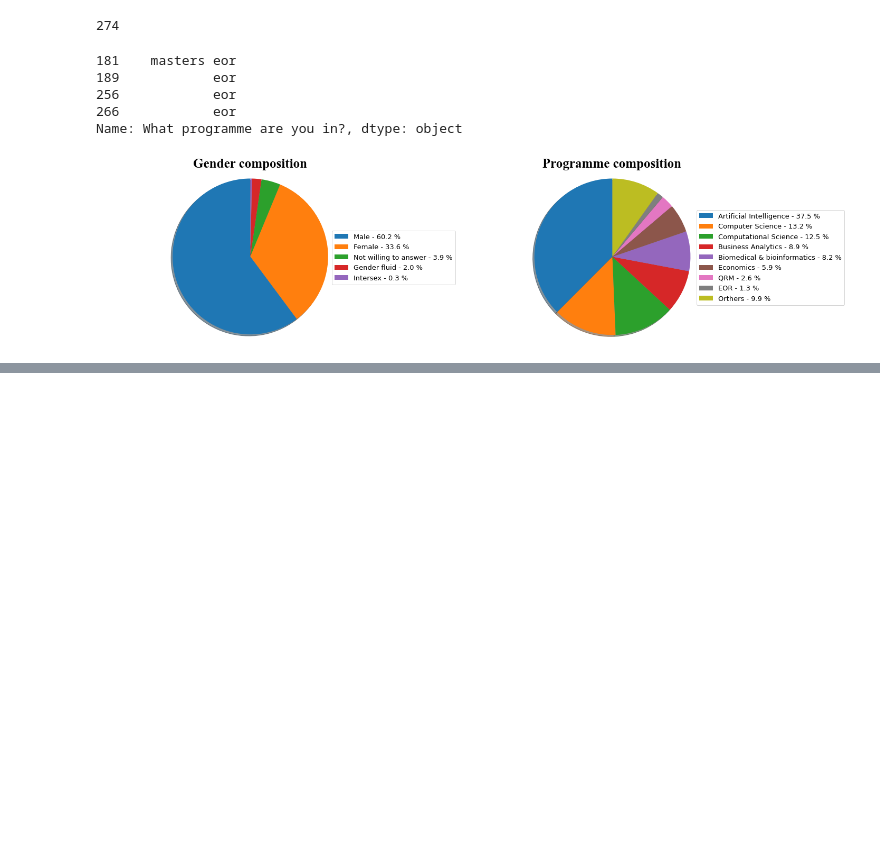
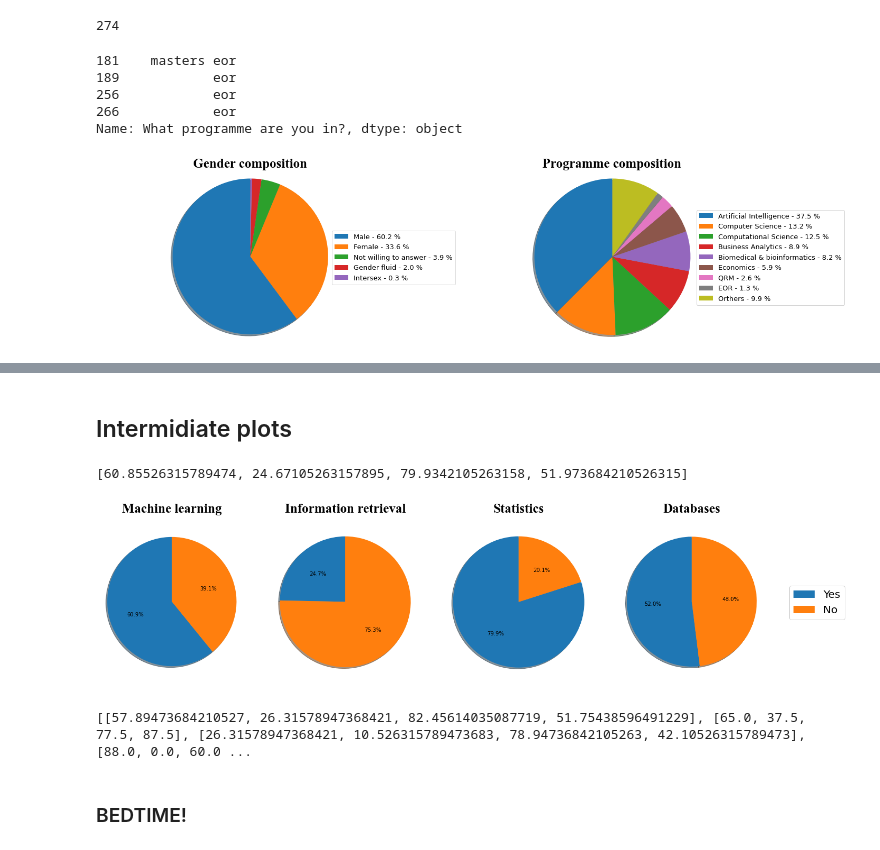
Before and after one commit to Alex-notmyname/MSC-Computational-Science, a Jupyter notebook: Data Mining Techniques/Assignment 1/Assignment_1.ipynb, the cells around one changed output, grey strips where cells are left out. Saved outputs shown, nothing was run; the diff lists cells and outputs as text; code cells hidden in the pictures; blank space fills up the shorter version.

```diff
--- a/Data Mining Techniques/Assignment 1/Assignment_1.ipynb
+++ b/Data Mining Techniques/Assignment 1/Assignment_1.ipynb
@@ -60,6 +58,7 @@ qrm_index = index_finder(qrm, df_programme)
 eor_index = index_finder(eor, df_programme)
 
 indices_ex = ai_index+cls_index+cs_index+bio_index+ba_index+eco_index+qrm_index+eor_index
+indices_t = [ai_index, cs_index, cls_index, bio_index, ba_index, eco_index, qrm_index, eor_index]
 
 print(len(indices_ex))
 
@@ -93,12 +92,12 @@ inter_index = index_finder(inter, df_gender)
 Some basic data structure plot
 '''
 # set label and size
-programme = ['Artificial Intelligence', 'Computer Science', 'Computational Science', \
+programme_name = ['Artificial Intelligence', 'Computer Science', 'Computational Science', \
     'Business Analytics', 'Biomedical & bioinformatics', 'Economics', 'QRM', 'EOR', 'Orthers']
 size_programme = np.array([len(ai_index), len(cs_index), len(cls_index), len(ba_index), len(bio_index), len(eco_index), \
     len(qrm_index), len(eor_index), 304-len(indices_ex)])
 percent_p = 100*size_programme/size_programme.sum()
-label_programme = ['{0} - {1:1.1f} %'.format(i,j) for i,j in zip(programme, percent_p)]
+label_programme = ['{0} - {1:1.1f} %'.format(i,j) for i,j in zip(programme_name, percent_p)]
 
 gender = ['Male', 'Female', 'Not willing to answer', 'Gender fluid', 'Intersex']
 size_gender = np.array([len(m_index), len(fm_index), len(na_index), len(gf_index), len(inter_index)])
@@ -142,0 +123,56 @@ Name: What is your gender?, dtype: object
+# %% [markdown]
+## Intermidiate plots
+# %%
+# situation for courses
+ml_index = index_finder(['yes'], df['Have you taken a course on machine learning?'].str.lower())
+ir_index = index_finder(['1'], df['Have you taken a course on information retrieval?'].str.lower())
+st_index = index_finder(['mu'], df['Have you taken a course on statistics?'].str.lower())
+db_index = index_finder(['ja'], df['Have you taken a course on databases?'].str.lower())
+
+courses_index = [ml_index, ir_index, st_index, db_index]
+
+ai_c, cs_c, cls_c, ba_c, bio_c, eco_c = [], [], [], [], [], []
+programme_courses = [ai_c, cs_c, cls_c, ba_c, bio_c, eco_c]
+
+for course in courses_index:
+    for i, programme in enumerate(programme_courses):
+        programme.append(list(set(indices_t[i]) & set(course)))
+# %%
+# set label and size
+course_name = ['Machine learning', 'Information retrieval', 'Statistics', 'Databases']
+y = 'Yes'
+n = 'No'
+
+size_course = np.array([len(ml_index), len(ir_index), len(st_index), len(db_index)])
+
+percent_course = list(100 * size_course / 304)
+
+print(percent_course)
+
+plt.rcParams['figure.figsize'] = (22.5,6)
+
+fig2, ax2 = plt.subplots(ncols=4, nrows=1)
+
+for i in range(len(percent_course)):
+    ax2[i].pie([percent_course[i], 100-percent_course[i]], labels=[y,n], autopct='%1.1f%%', shadow=True, startangle=90, labeldistance=None)
+    ax2[i].axis('equal')
+    ax2[i].set_title('{0}'.format(course_name[i]), fontname="Times New Roman", fontweight="bold", fontsize=25)
+
+plt.legend(loc="center right", bbox_to_anchor=(1,0.5), bbox_transform=plt.gcf().transFigure, fontsize=20)
+plt.show()
+# %% [output]
+[60.85526315789474, 24.67105263157895, 79.9342105263158, 51.973684210526315]
+[figure, added]
+# %%
+percent_p_c = [[], [], [], [], [], []]
+
+# calculate the percentage of courses taken for each programme
+for i, course in enumerate(courses_index):   # i is the index for course
+    for j, programme in enumerate(programme_courses):   # j is the index for programme
+        percent_p_c[j].append(len(programme[i])/len(indices_t[j]) * 100)   # calculate the percentage, in %
+
+print(percent_p_c)
+# %% [output]
+[[57.89473684210527, 26.31578947368421, 82.45614035087719, 51.75438596491229], [65.0, 37.5, 77.5, 87.5], [26.31578947368421, 10.526315789473683, 78.94736842105263, 42.10526315789473], [88.0, 0.0, 60.0 ...
+# %% [markdown]
+### BEDTIME!
```
Also changed, not shown: parts of 16 cells of this notebook, 2 other files.
